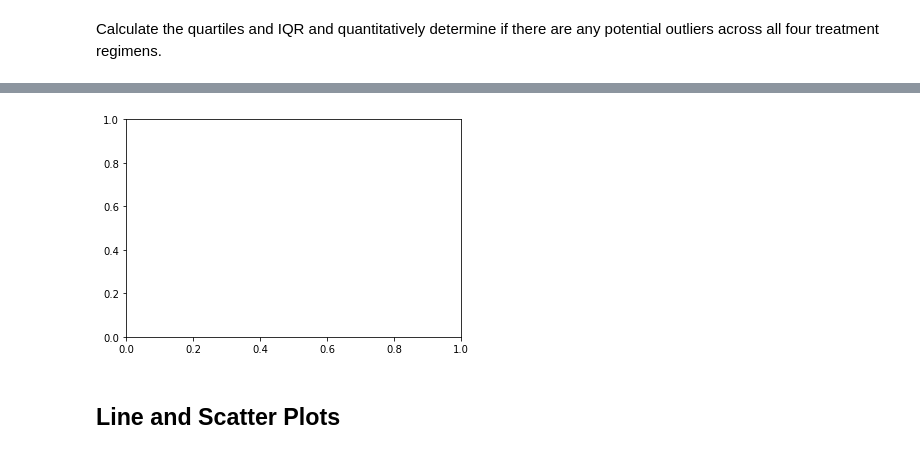
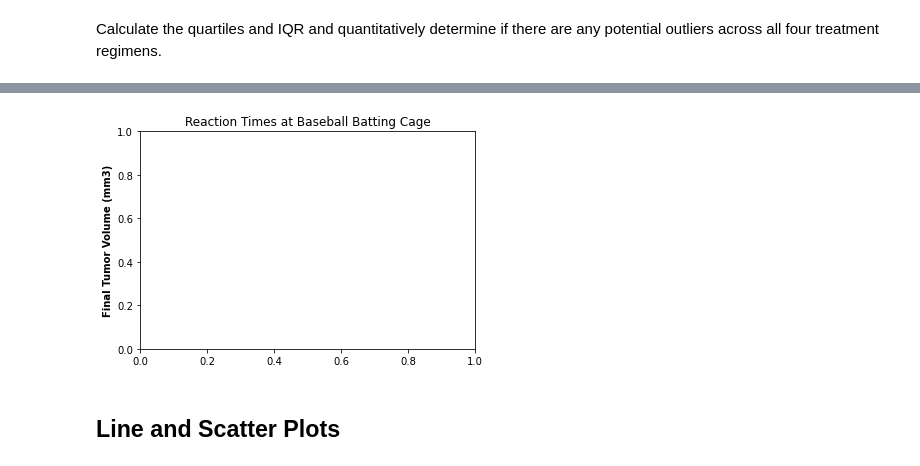
Before and after one commit to dalismo/Matplotlib-challenge, a Jupyter notebook: Pymaceuticals/pymaceuticals_starter.ipynb, the cells around one changed output, grey strips where cells are left out. Cells and saved outputs as stored; diff of their text form; code cells hidden in the pictures.

Commit message:
playing with chart

```diff
--- a/Pymaceuticals/pymaceuticals_starter.ipynb
+++ b/Pymaceuticals/pymaceuticals_starter.ipynb
@@ -242,15 +242,15 @@ Number of outliers for Capomulin is: 0
 # %%
 # Generate a box plot of the final tumor volume of each mouse across four regimens of interest
 # There should be a single chart with four box plots inside it.
 fig1, final_tumor_volume = plt.subplots()
 
 # Putting in x and y labels plus title
 final_tumor_volume.set_title('Reaction Times at Baseball Batting Cage')
-final_tumor_volume.set_ylabel('Reaction Time (ms)')
-final_tumor_volume.boxplot(times)
+final_tumor_volume.set_ylabel('Final Tumor Volume (mm3)', fontweight='bold')
+# final_tumor_volume.boxplot(times)
 plt.show()
 # %% [output]
-[figure, old version]
+[figure, new version]
 # %% [markdown]
 ## Line and Scatter Plots
 # %%
```
